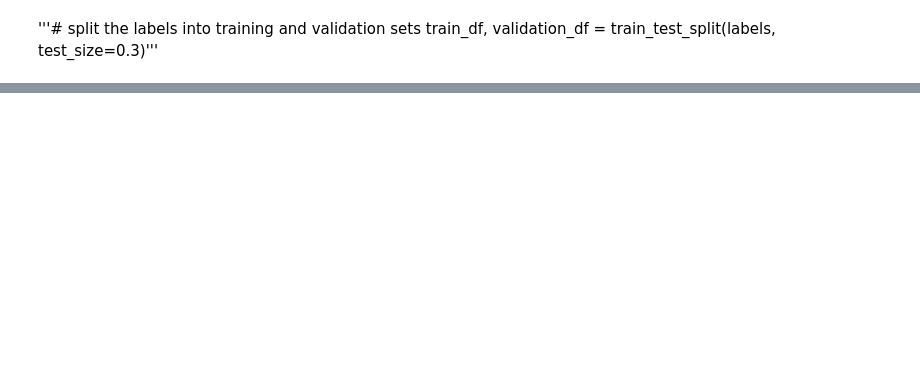
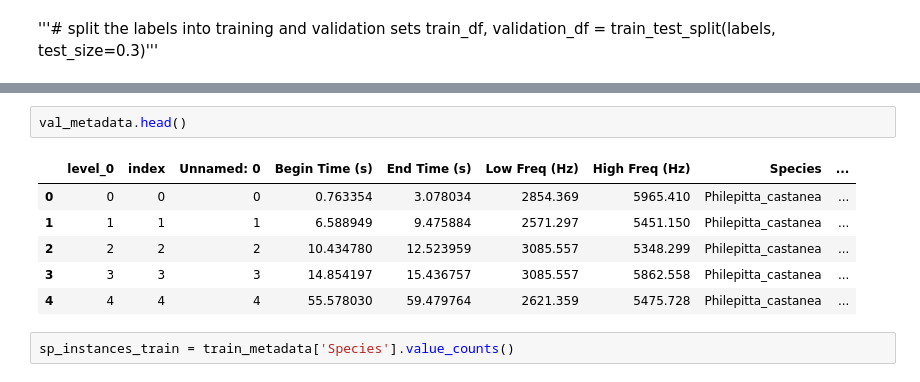
Before and after one commit to smholmes3/rewilding_madagascar, a Jupyter notebook: CNN_model_default.ipynb, the cells around one changed output, grey strips where cells are left out. Drawn from its saved outputs; the diff is of its cells as text; blank space fills up the shorter version.

```diff
--- a/CNN_model_default.ipynb
+++ b/CNN_model_default.ipynb
@@ -190,0 +361,11 @@ model.train(train_labels, val_labels, epochs=20, num_workers=8, batch_size=256)
+# %%
+val_metadata.head()
+# %% [output]
+|  | level_0 | index | Unnamed: 0 | Begin Time (s) | End Time (s) | Low Freq (Hz) | High Freq (Hz) | Species | ... |
+| 0 | 0 | 0 | 0 | 0.763354 | 3.078034 | 2854.369 | 5965.410 | Philepitta_castanea | ... |
+| 1 | 1 | 1 | 1 | 6.588949 | 9.475884 | 2571.297 | 5451.150 | Philepitta_castanea | ... |
+| 2 | 2 | 2 | 2 | 10.434780 | 12.523959 | 3085.557 | 5348.299 | Philepitta_castanea | ... |
+| 3 | 3 | 3 | 3 | 14.854197 | 15.436757 | 3085.557 | 5862.558 | Philepitta_castanea | ... |
+| 4 | 4 | 4 | 4 | 55.578030 | 59.479764 | 2621.359 | 5475.728 | Philepitta_castanea | ... |
+# %%
+sp_instances_train = train_metadata['Species'].value_counts()
```
Also changed, not shown: parts of 12 cells of this notebook.
